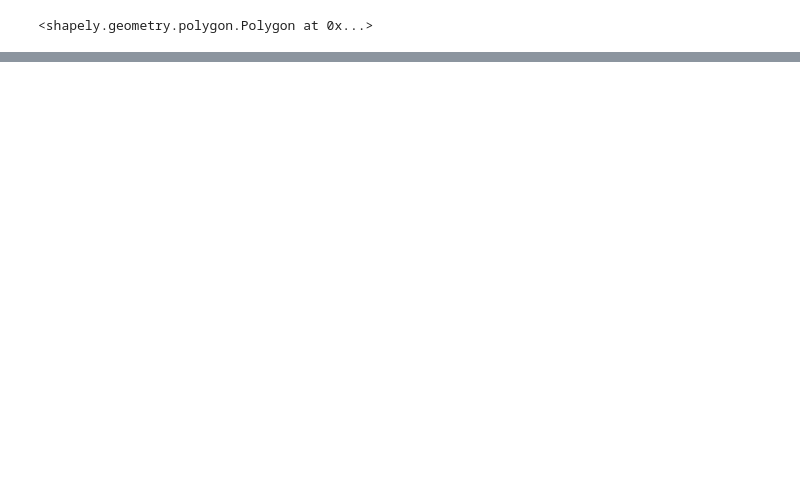
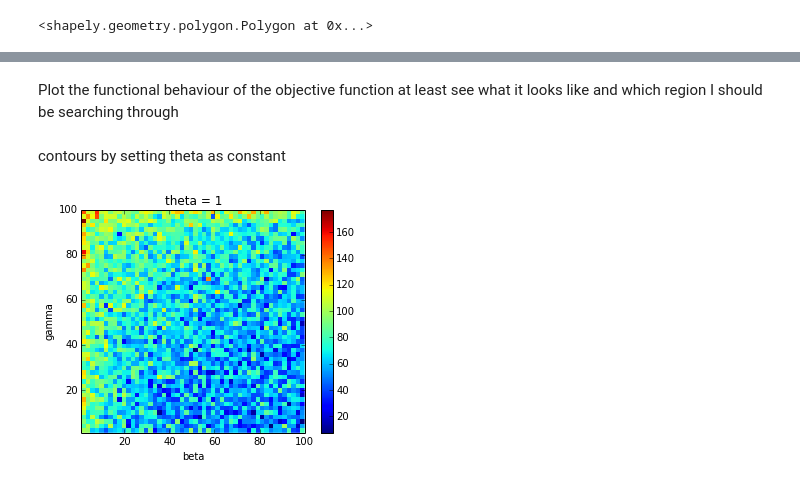
Before and after one commit to dorisjlee/crowd-seg, a Jupyter notebook: analysis/2017_02_16_SummarizationEM.ipynb, the cells around one changed output, grey strips where cells are left out. Drawn from its saved outputs; the diff is of its cells as text; code cells hidden in the pictures; blank space fills up the shorter version.

Commit message:
param optimization

```diff
--- a/analysis/2017_02_16_SummarizationEM.ipynb
+++ b/analysis/2017_02_16_SummarizationEM.ipynb
@@ -37,9 +39,9 @@ img_info,object_tbl,bb_info,hit_info = load_info()
 # m = number of metric functions of interest
 # W = total number of workers
 #metric functions of interest
-metrics_lst = ['Precision [COCO]','Recall [COCO]','Jaccard [COCO]',"NME [COCO]","Num Points",\
-               'Precision [Self]','Recall [Self]','Jaccard [Self]',"NME [Self]","Area Ratio"]
-# metrics_lst = ['Precision [COCO]']
+#metrics_lst = ['Precision [COCO]','Recall [COCO]','Jaccard [COCO]',"NME [COCO]","Num Points",\
+#               'Precision [Self]','Recall [Self]','Jaccard [Self]',"NME [Self]","Area Ratio"]
+metrics_lst = ['Precision [COCO]']
 worker_lst = unique(bb_info.worker_id)
 #Parameters: Priors
 beta = 1
@@ -70,8 +72,11 @@ def compute_phii(metric):
         return 1
     elif metric in ["Num Points","Area Ratio"]:
         return 0
+# %%
+beta,gamma,theta = [1,1,1]
 # %%
-def Q(beta,gamma,theta):
+def Q(params):
+    beta,gamma,theta = params
     w1=0.5
     w2=0.5
     loglikelihood=[]
@@ -98,4 +103,5 @@ def Q(beta,gamma,theta):
                 logphiij_lst.append(log(abs(random.normal(mu,sig))))
         logphiij = sum(logphiij_lst)
         loglikelihood.append(sum(worker_quality_prob)+logphiij+logpD)
-    return loglikelihood
+    # sum of likelihood over all the Phi functions
+    return -sum(loglikelihood)
@@ -114,0 +142,30 @@ Q(beta,gamma,theta)
+# %% [markdown]
+Plot the functional behaviour of the objective function at least see what it looks like and which region I should be searching through
+# %% [markdown]
+contours by setting theta as constant
+# %%
+def constant_theta(z,type='contour'):
+    xlist = np.linspace(1,100)
+    ylist = np.linspace(1,100)
+    X, Y = np.meshgrid(xlist, ylist)
+    Z = []
+    for x in xlist:
+        tmp = []
+        for y in ylist:
+            tmp.append(Q([x,y,z]))
+        Z.append(tmp)
+
+    plt.figure()
+    if type=='contour':
+        cp = plt.contourf(X, Y, Z)
+    elif type =='heatmap' :
+        cp = plt.imshow(Z,interpolation="none",extent=[1,100,1,100])
+    plt.colorbar(cp)
+    plt.title("theta = {}".format(z))
+    plt.xlabel("beta")
+    plt.ylabel("gamma")
+    plt.show()
+# %%
+constant_theta(1,'heatmap')
+# %% [output]
+[figure, added]
```
Also changed, not shown: parts of 28 cells of this notebook, 1 other file.
